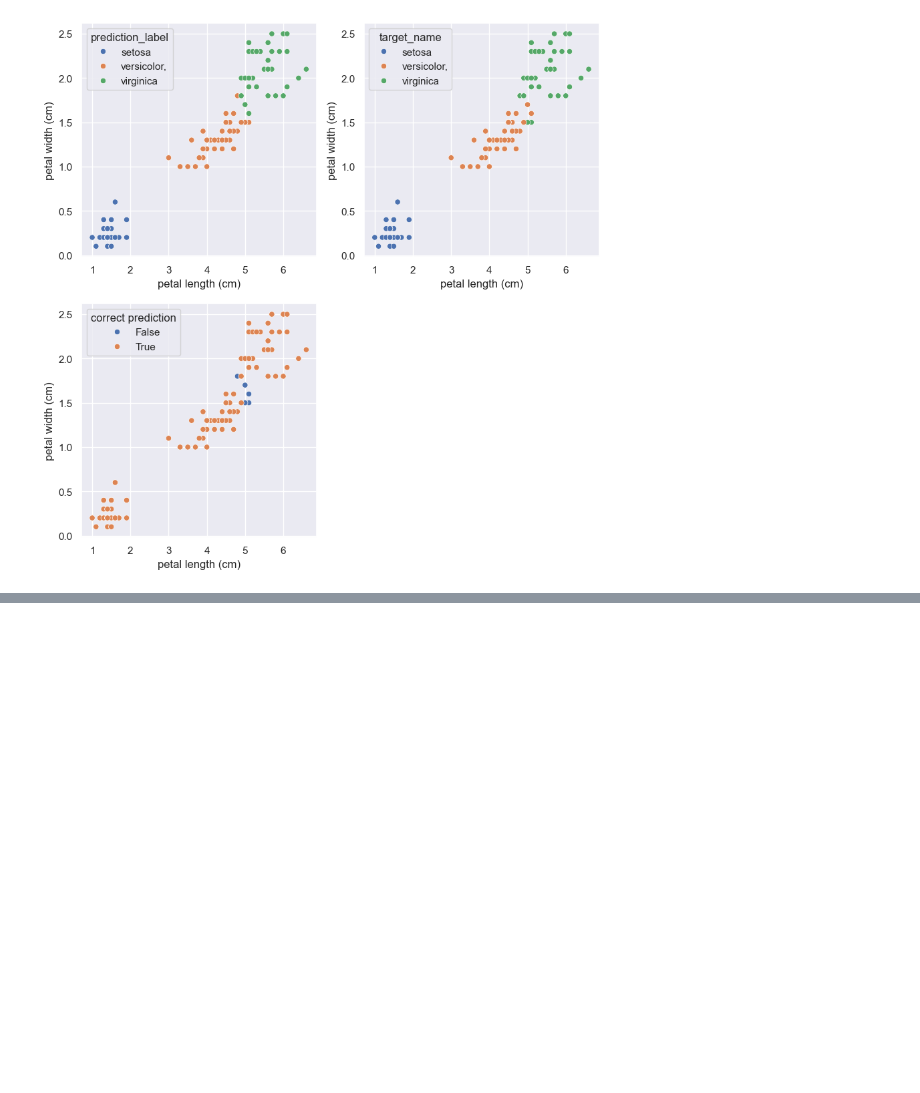
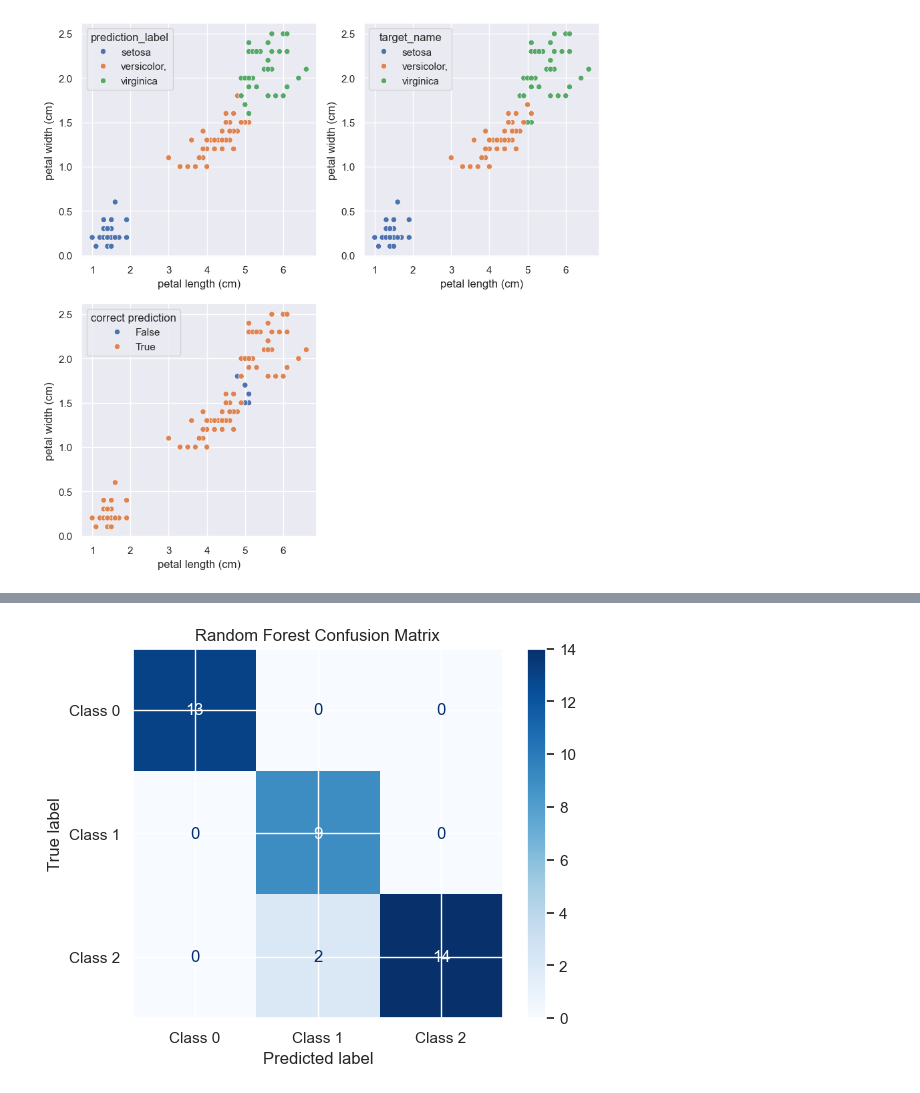
Before and after one commit to omtekyav/IrisDatasetProject, a Jupyter notebook: IrisDataset.ipynb, the cells around one changed output, grey strips where cells are left out. Drawn from its saved outputs; the diff is of its cells as text; code cells hidden in the pictures; blank space fills up the shorter version.

```diff
--- a/IrisDataset.ipynb
+++ b/IrisDataset.ipynb
@@ -487,0 +502,23 @@ plot_incorrect_predictions(df_predictions, "petal length (cm)","petal width (cm)
+# %%
+# Sadece bir kez yap
+X_train = df_predictions[['petal length (cm)', 'petal width (cm)']]
+y_train = df_predictions['target']
+# %%
+from sklearn.linear_model import LogisticRegression
+from sklearn.ensemble import RandomForestClassifier
+from sklearn.tree import DecisionTreeClassifier
+
+# Logistic Regression
+lr_model = LogisticRegression()
+lr_model.fit(X, y)
+lr_pred = lr_model.predict(X)
+
+# Random Forest
+rf_model = RandomForestClassifier()
+rf_model.fit(X, y)
+rf_pred = rf_model.predict(X)
+
+# Decision Tree
+dt_model = DecisionTreeClassifier()
+dt_model.fit(X, y)
+dt_pred = dt_model.predict(X)
@@ -487,0 +581,23 @@ plot_incorrect_predictions(df_predictions, "petal length (cm)","petal width (cm)
+# %%
+# Use all feature columns
+X_train = df_train.drop(columns=["target", "target_name"]).values
+X_test = df_test.drop(columns=["target", "target_name"]).values
+
+# Train with 4 features
+rf_model.fit(X_train, y_train)
+y_pred = rf_model.predict(X_test)
+# %%
+from sklearn.metrics import confusion_matrix, ConfusionMatrixDisplay
+
+# Example for Random Forest
+rf_model.fit(X_train, y_train)
+y_pred = rf_model.predict(X_test)
+
+# Plot confusion matrix
+cm = confusion_matrix(y_test, y_pred)
+disp = ConfusionMatrixDisplay(confusion_matrix=cm, display_labels=['Class 0', 'Class 1', 'Class 2'])
+disp.plot(cmap=plt.cm.Blues)
+plt.title('Random Forest Confusion Matrix')
+plt.show()
+# %% [output]
+[figure, added]
```
Also changed, not shown: parts of 25 cells of this notebook.
